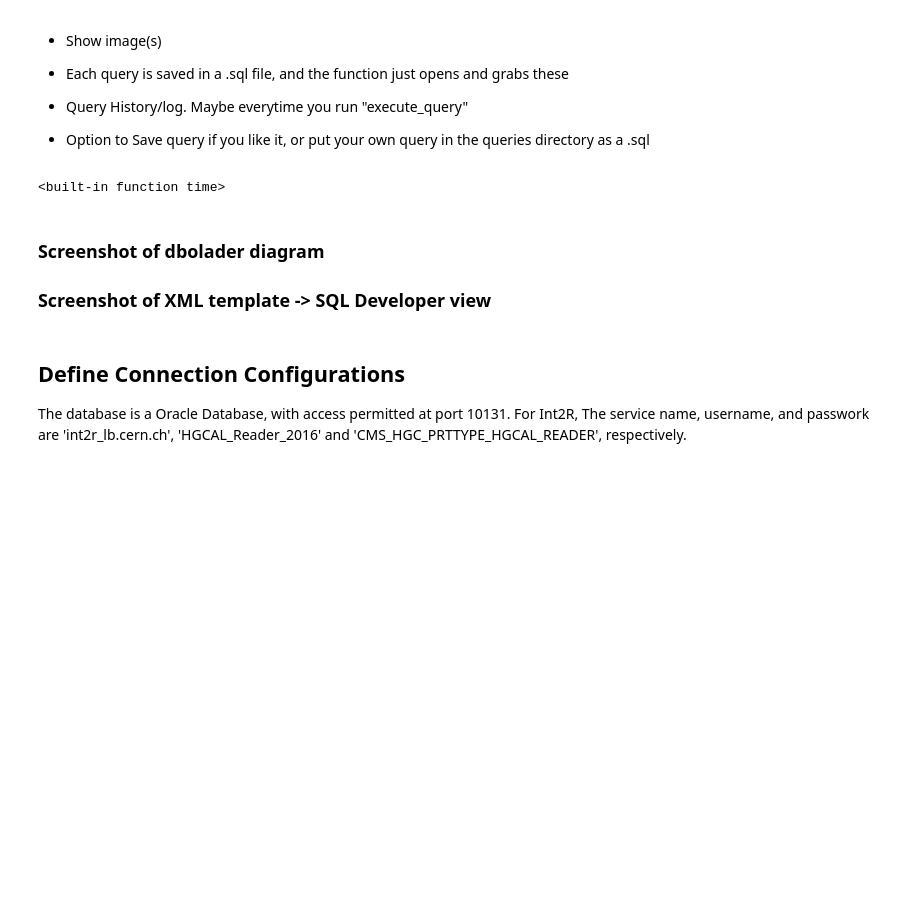
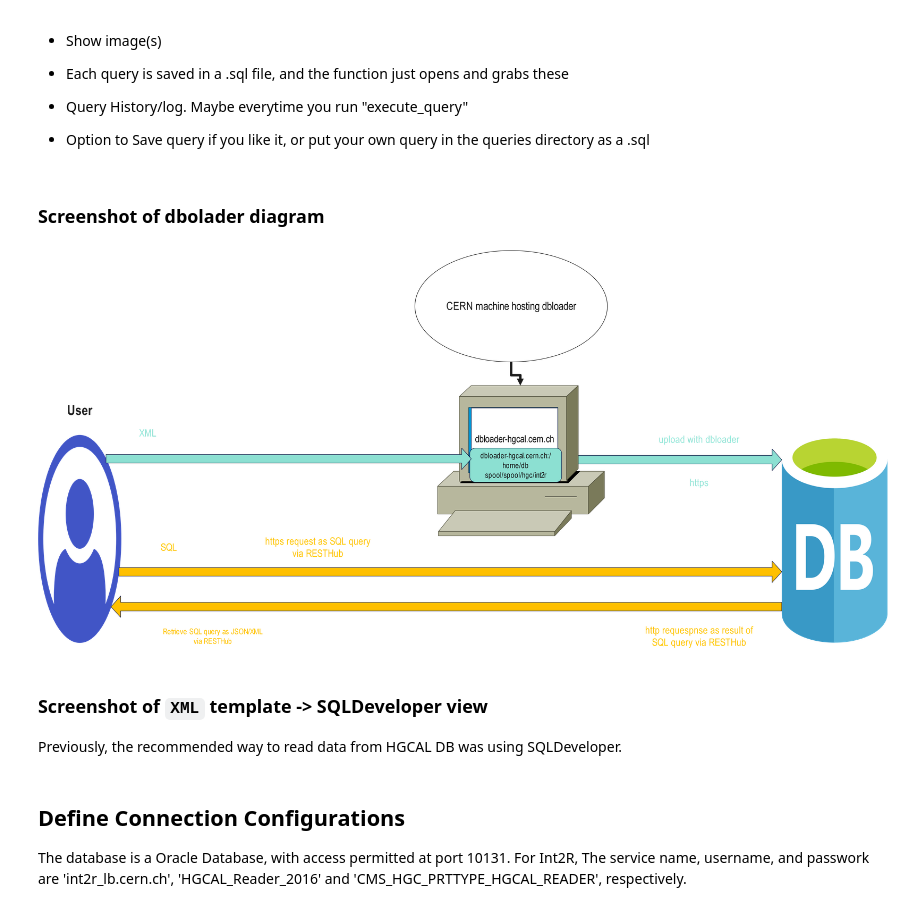
Before and after one commit to AliAlkadhim/PASCAL, a Jupyter notebook: notebooks/MAIN_Pascal_Tutorial1_V1.ipynb, the cells around one changed output. Saved outputs shown, nothing was run; the diff lists cells and outputs as text; code cells hidden in the pictures; blank space fills up the shorter version.

```diff
--- a/notebooks/MAIN_Pascal_Tutorial1_V1.ipynb
+++ b/notebooks/MAIN_Pascal_Tutorial1_V1.ipynb
@@ -36,10 +36,6 @@ Make sure you've run `bash tunnel.sh username` before starting this or in the sa
 - Each query is saved in a .sql file, and the function just opens and grabs these
 - Query History/log. Maybe everytime you run "execute_query"
 - Option to Save query if you like it, or put your own query in the queries directory as a .sql
-# %%
-print(time.time)
-# %% [output]
-<built-in function time>
 # %%
 ############################# Some helper functions ##############
 # def printException(exception):
@@ -135,5 +137,3 @@ def write_and_run(line, cell):
 ############################  ############################
 # %% [markdown]
 ### Screenshot of dbolader diagram
-
-### Screenshot of XML template -> SQL Developer view
@@ -142,3 +140,11 @@ def write_and_run(line, cell):
+# %%
+display(Image(os.path.join(IMAGE_DIR, 'RESTHUB_dbloader_diagram.png')))
+# %% [output]
+[figure, added]
+# %% [markdown]
+### Screenshot of `XML` template -> SQLDeveloper view
+
+Previously, the recommended way to read data from HGCAL DB was using SQLDeveloper.
 # %% [markdown]
 ## Define Connection Configurations
 
```
Also changed, not shown: parts of 17 cells of this notebook, 16 other files.
